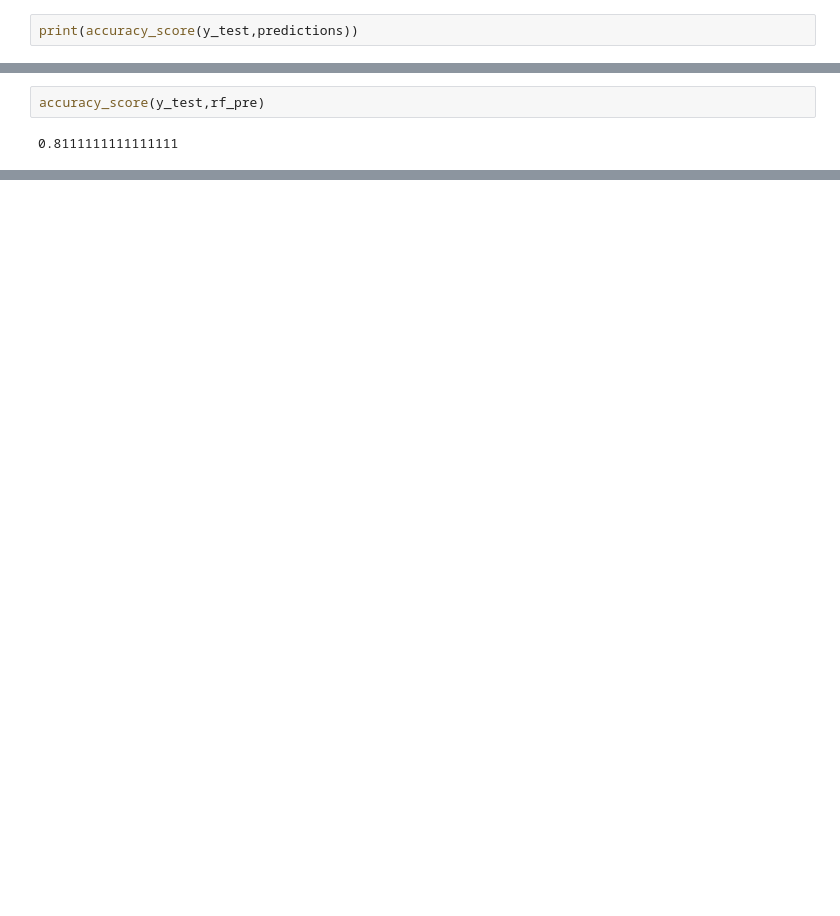
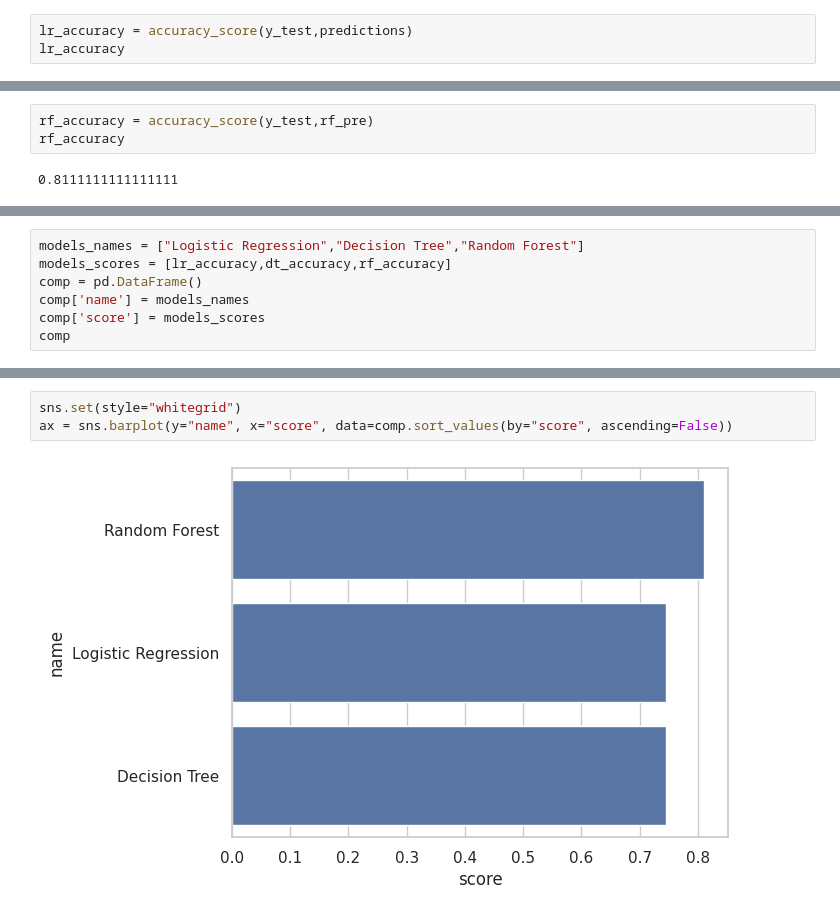
Before and after one commit to Beshoyqulta/data-mining-project, a Jupyter notebook: data_mining.ipynb, the cells around one changed output, grey strips where cells are left out. Drawn from its saved outputs; the diff is of its cells as text; blank space fills up the shorter version.

Commit message:
adding modeling

```diff
--- a/data_mining.ipynb
+++ b/data_mining.ipynb
@@ -234,5 +237,6 @@ print(confusion_matrix(y_test,predictions))
 # %%
-print(accuracy_score(y_test,predictions))
+lr_accuracy = accuracy_score(y_test,predictions)
+lr_accuracy
 # %% [output]
 0.7555555555555555
 # %% [markdown]
@@ -274,4 +286,5 @@ print(confusion_matrix(y_test,rf_pre))
 # %%
-accuracy_score(y_test,rf_pre)
+rf_accuracy = accuracy_score(y_test,rf_pre)
+rf_accuracy
 # %% [output]
 0.8111111111111111
@@ -277,0 +295,7 @@ accuracy_score(y_test,rf_pre)
+# %%
+models_names = ["Logistic Regression","Decision Tree","Random Forest"]
+models_scores = [lr_accuracy,dt_accuracy,rf_accuracy]
+comp = pd.DataFrame()
+comp['name'] = models_names
+comp['score'] = models_scores
+comp
@@ -277,0 +316,5 @@ accuracy_score(y_test,rf_pre)
+# %%
+sns.set(style="whitegrid")
+ax = sns.barplot(y="name", x="score", data=comp.sort_values(by="score", ascending=False))
+# %% [output]
+[figure, added]
```
Also changed, not shown: parts of 11 cells of this notebook.
